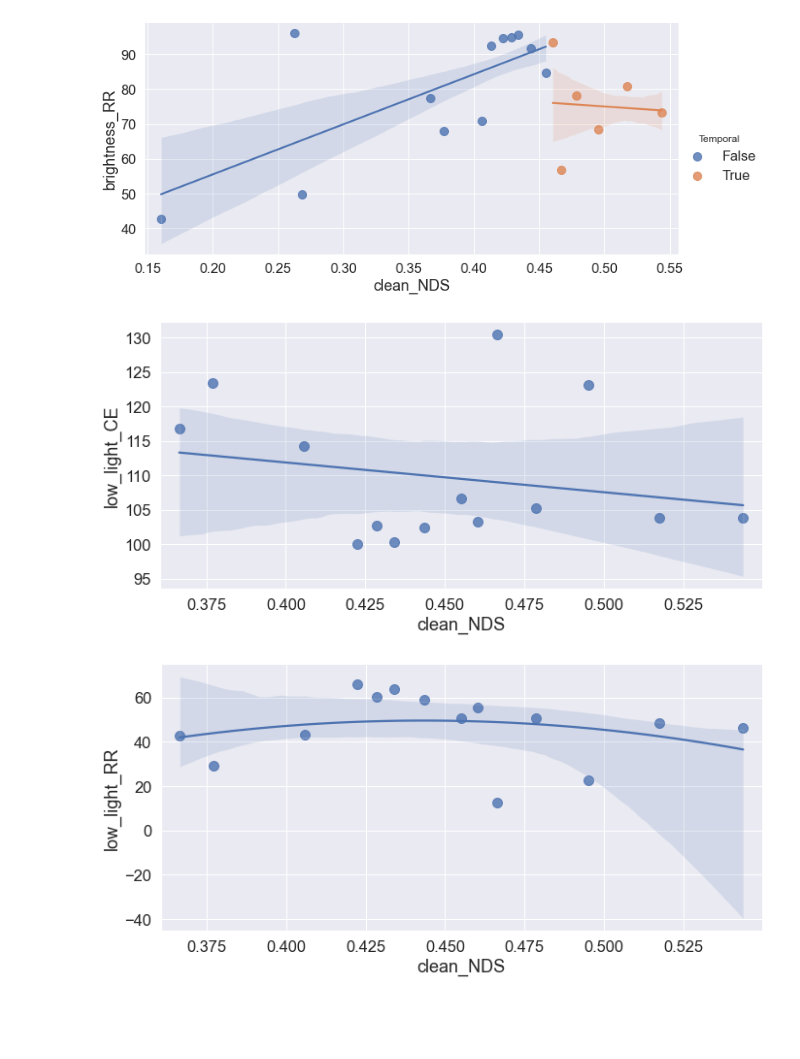
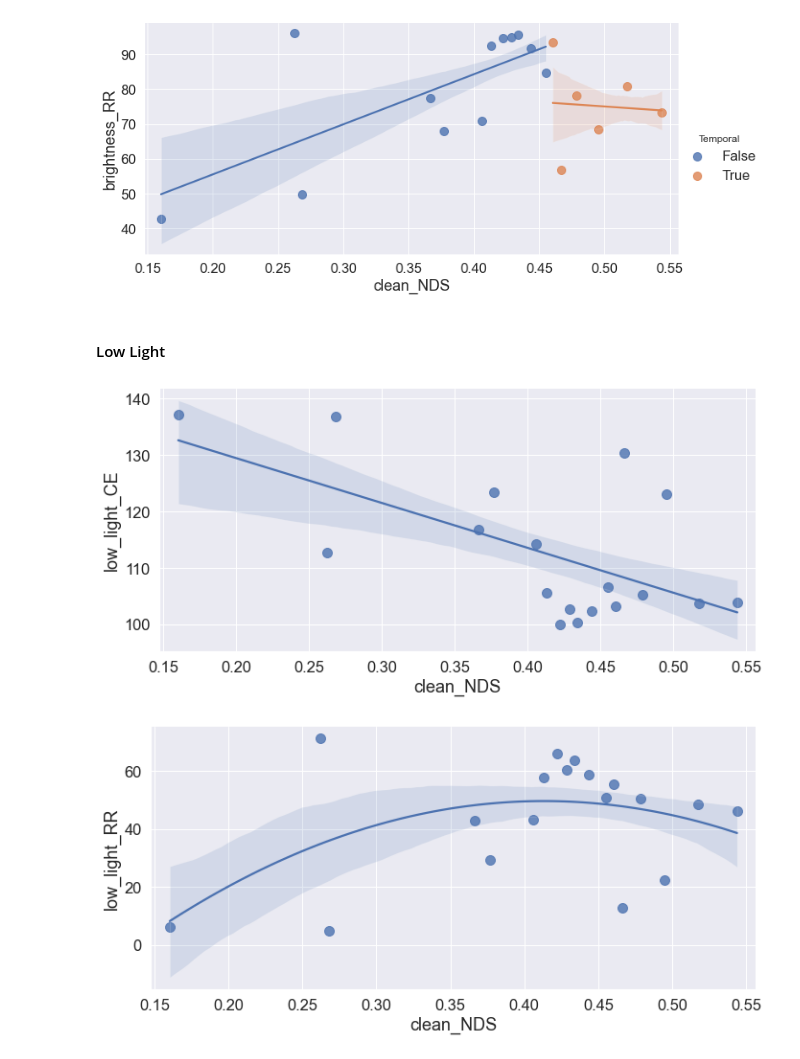
Before and after one commit to Daniel-xsy/RoboBEV, a Jupyter notebook: corruptions/tools/visual_tools/visualize.ipynb, the cells around one changed output. Drawn from its saved outputs; the diff is of its cells as text; code cells hidden in the pictures; blank space fills up the shorter version.

Commit message:
Update visualization tool

```diff
--- a/corruptions/tools/visual_tools/visualize.ipynb
+++ b/corruptions/tools/visual_tools/visualize.ipynb
@@ -948,9 +948,13 @@ plot_scatter_seaborn_api(data=data, x='clean_NDS', y='brightness_RR', hue=hue,
 # %% [output]
 [figure]
 [figure]
+# %% [markdown]
+#### Low Light
 # %%
-plot_scatter_seaborn_api(data=data, x='clean_NDS', y='low_light_CE', set_range=True, font_scale=1.5, rotate_x=None, aspect=2, ci=95, scatter_kws={'s':100}, fit_reg=True)
-plot_scatter_seaborn_api(data=data, x='clean_NDS', y='low_light_RR', set_range=True, order=2, font_scale=1.5, rotate_x=None, aspect=2, ci=85, scatter_kws={'s':100}, fit_reg=True)
+plot_scatter_seaborn_api(data=data, x='clean_NDS', y='low_light_CE',
+                        set_range=True, font_scale=1.5, rotate_x=None, aspect=2, ci=80, scatter_kws={'s':100}, fit_reg=True)
+plot_scatter_seaborn_api(data=data, x='clean_NDS', y='low_light_RR',
+                        set_range=True, order=2, font_scale=1.5, rotate_x=None, aspect=2, ci=70, scatter_kws={'s':100}, fit_reg=True)
 # %% [output]
-[figure, old version]
+[figure, new version]
-[figure, old version]
+[figure, new version]
```
Also changed, not shown: parts of 11 cells of this notebook.
